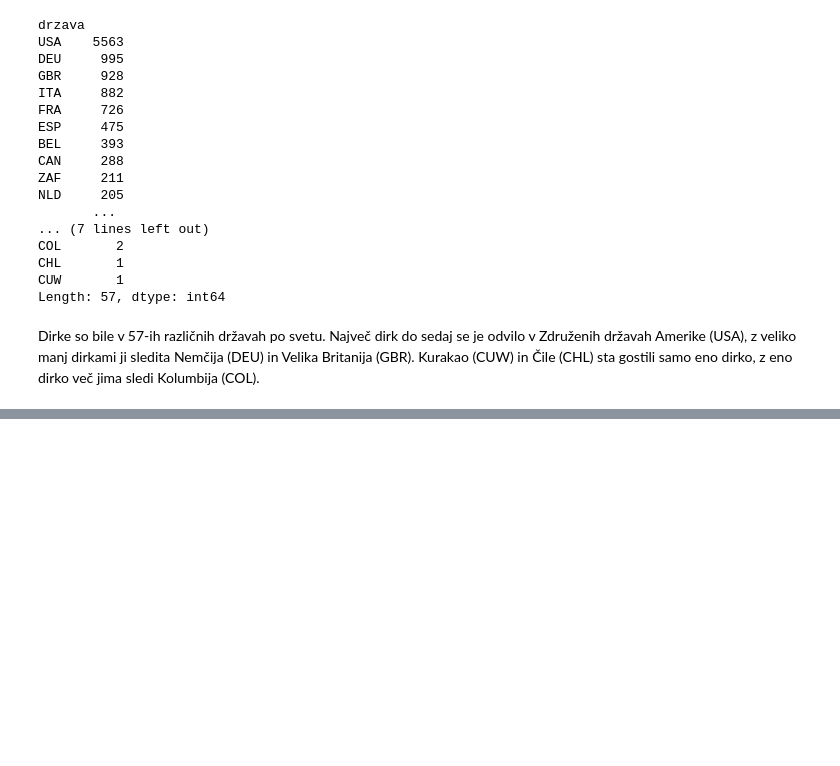
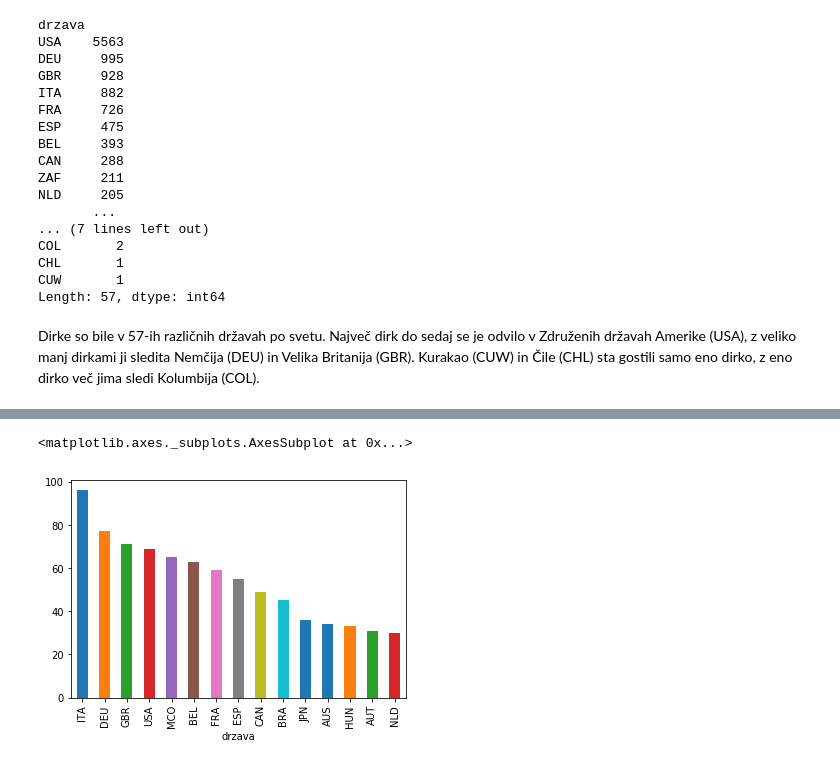
Before and after one commit to spelapetan/Avto-moto-sport-dirke, a Jupyter notebook: Analiza podatkov avto-moto dirk.ipynb, the cells around one changed output, grey strips where cells are left out. Cells and saved outputs as stored; diff of their text form; code cells hidden in the pictures; blank space fills up the shorter version.

```diff
--- a/Analiza podatkov avto-moto dirk.ipynb
+++ b/Analiza podatkov avto-moto dirk.ipynb
@@ -98,0 +130,11 @@ KeyError: 'stevilo_dirk_po_drzavah'
+# %%
+drzava_prvenstvo = pd.read_csv('avto-moto dirke obdelani podatki\drzava-prvenstvo.csv')
+# %%
+F1 = drzava_prvenstvo[drzava_prvenstvo.prvenstvo == 'F1 World Championship']
+NASCAR = drzava_prvenstvo[drzava_prvenstvo.prvenstvo == 'NASCAR Grand National']
+MotoGP = drzava_prvenstvo[drzava_prvenstvo.prvenstvo == 'World Motorcycle Championship']
+# %%
+F1.groupby('drzava').size().sort_values(ascending=False).head(15).plot.bar()
+# %% [output]
+<matplotlib.axes._subplots.AxesSubplot at 0x...>
+[figure, added]
```
Also changed, not shown: parts of 32 cells of this notebook, 1 other file.
